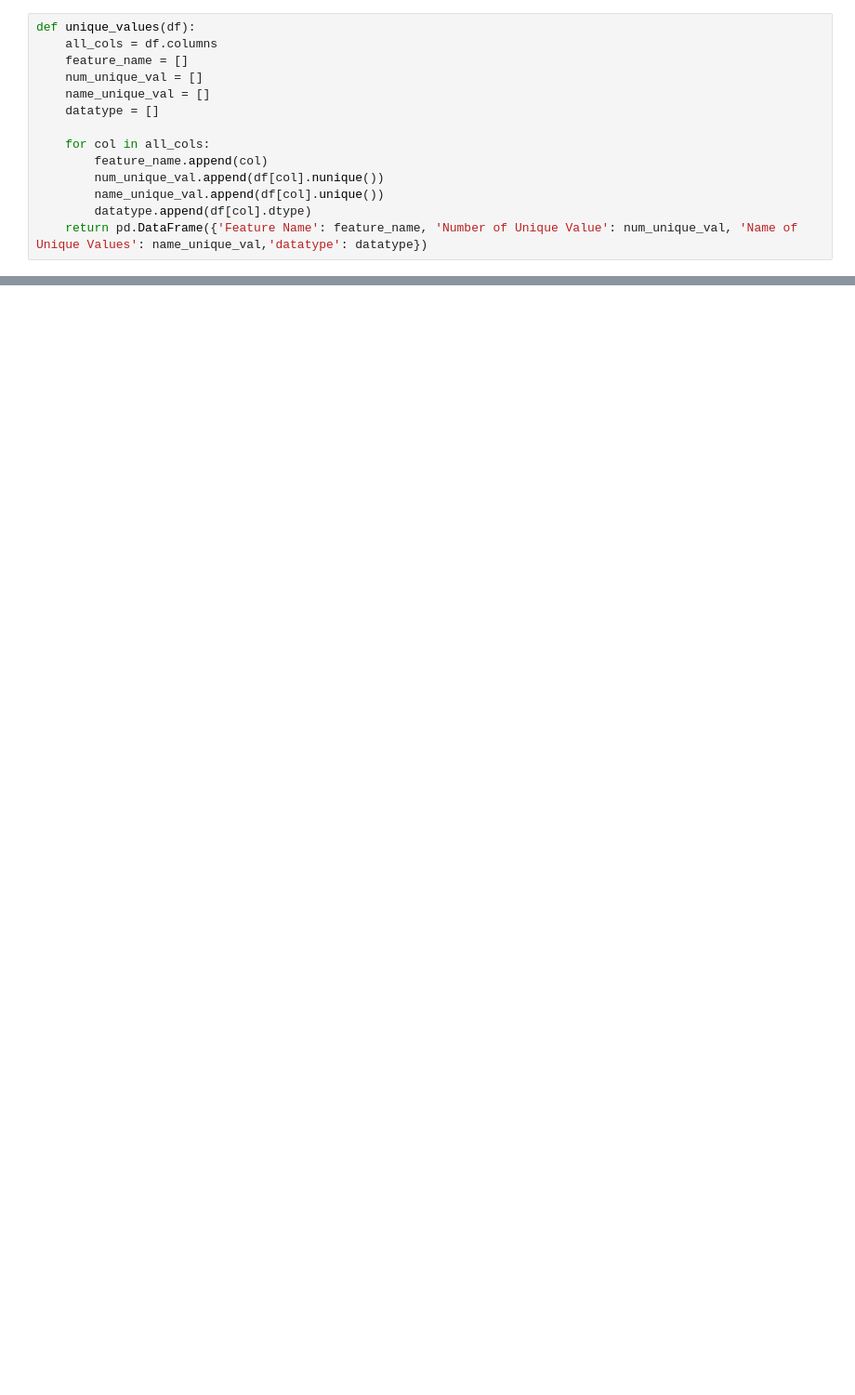
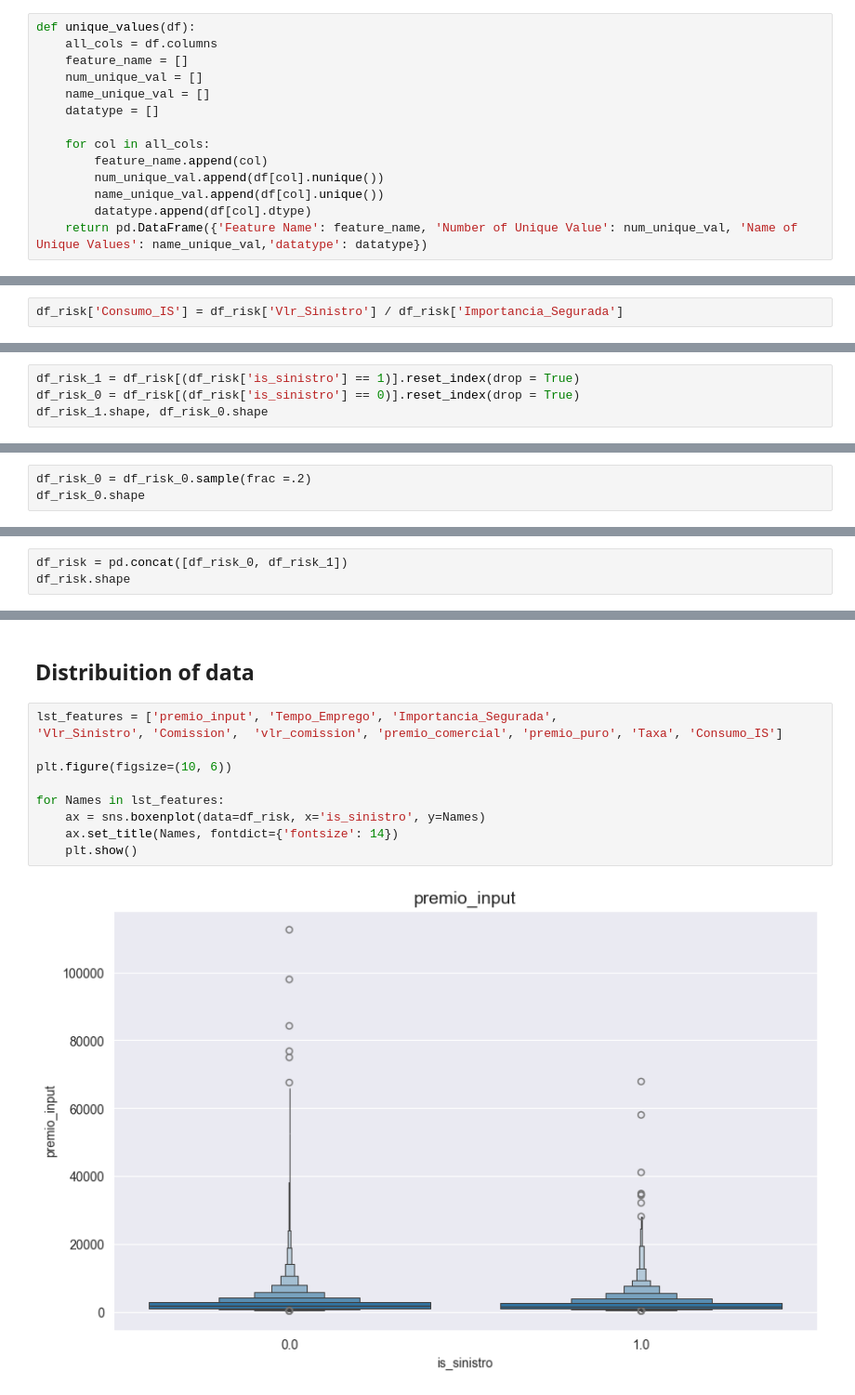
Before and after one commit to luanderfalcao/PriceOptimization, a Jupyter notebook: models/risk.ipynb, the cells around one changed output, grey strips where cells are left out. Shown at 93% size. Drawn from its saved outputs; the diff is of its cells as text; blank space fills up the shorter version.

```diff
--- a/models/risk.ipynb
+++ b/models/risk.ipynb
@@ -175,0 +338,2 @@ Index(['id', 'Faixa_Hora_Contrat', 'Faixa_Remun_Dezem_(SM)',
+# %%
+df_risk['Consumo_IS'] = df_risk['Vlr_Sinistro'] / df_risk['Importancia_Segurada']
@@ -175,0 +369,4 @@ Index(['id', 'Faixa_Hora_Contrat', 'Faixa_Remun_Dezem_(SM)',
+# %%
+df_risk_1 = df_risk[(df_risk['is_sinistro'] == 1)].reset_index(drop = True)
+df_risk_0 = df_risk[(df_risk['is_sinistro'] == 0)].reset_index(drop = True)
+df_risk_1.shape, df_risk_0.shape
@@ -175,0 +375,3 @@ Index(['id', 'Faixa_Hora_Contrat', 'Faixa_Remun_Dezem_(SM)',
+# %%
+df_risk_0 = df_risk_0.sample(frac =.2)
+df_risk_0.shape
@@ -175,0 +380,3 @@ Index(['id', 'Faixa_Hora_Contrat', 'Faixa_Remun_Dezem_(SM)',
+# %%
+df_risk = pd.concat([df_risk_0, df_risk_1])
+df_risk.shape
@@ -175,0 +399,14 @@ Index(['id', 'Faixa_Hora_Contrat', 'Faixa_Remun_Dezem_(SM)',
+# %% [markdown]
+## Distribuition of data ##
+# %%
+lst_features = ['premio_input', 'Tempo_Emprego', 'Importancia_Segurada',
+'Vlr_Sinistro', 'Comission',  'vlr_comission', 'premio_comercial', 'premio_puro', 'Taxa', 'Consumo_IS']
+
+plt.figure(figsize=(10, 6))
+
+for Names in lst_features:
+    ax = sns.boxenplot(data=df_risk, x='is_sinistro', y=Names)
+    ax.set_title(Names, fontdict={'fontsize': 14})
+    plt.show()
+# %% [output]
+[figure, added]
```
Also changed, not shown: parts of 100 cells of this notebook.
